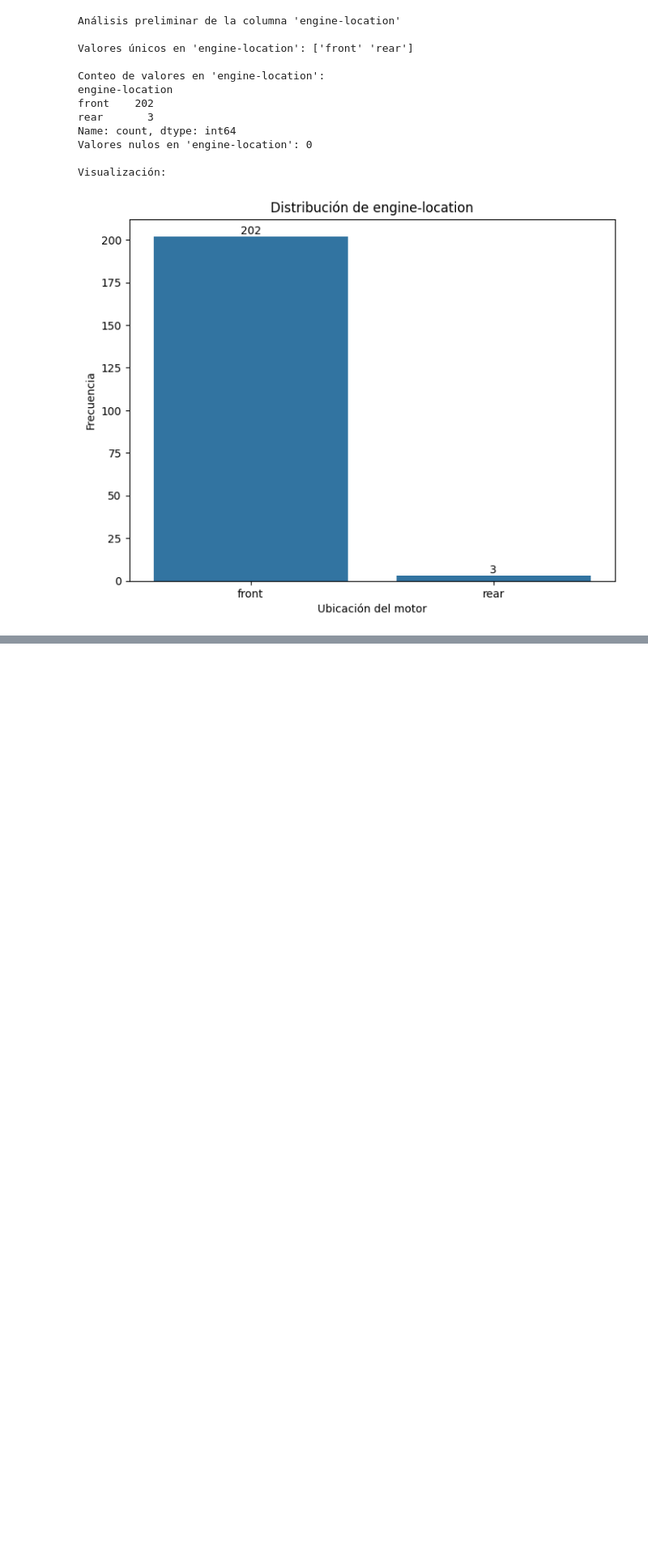
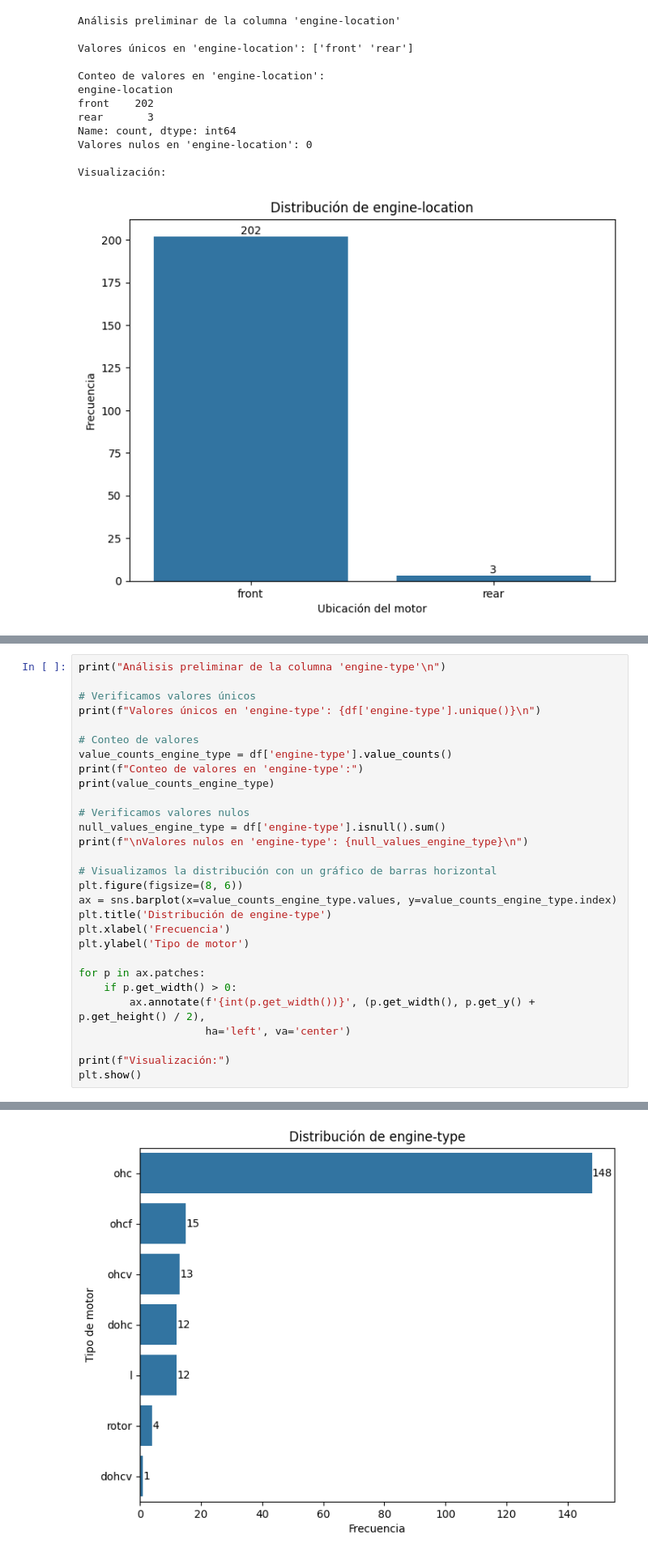
Before and after one commit to MiguelRoLopz/TestsDataScience, a Jupyter notebook: MRL-TestDataScience-1/EDA.ipynb, the cells around one changed output, grey strips where cells are left out. Shown at 81% size. Drawn from its saved outputs; the diff is of its cells as text; blank space fills up the shorter version.

```diff
--- a/MRL-TestDataScience-1/EDA.ipynb
+++ b/MRL-TestDataScience-1/EDA.ipynb
@@ -752,0 +738,30 @@ assert df.shape[1] == len(column_names), "El número de columnas no coincide con
+# %%
+print("Análisis preliminar de la columna 'engine-type'\n")
+
+# Verificamos valores únicos
+print(f"Valores únicos en 'engine-type': {df['engine-type'].unique()}\n")
+
+# Conteo de valores
+value_counts_engine_type = df['engine-type'].value_counts()
+print(f"Conteo de valores en 'engine-type':")
+print(value_counts_engine_type)
+
+# Verificamos valores nulos
+null_values_engine_type = df['engine-type'].isnull().sum()
+print(f"\nValores nulos en 'engine-type': {null_values_engine_type}\n")
+
+# Visualizamos la distribución con un gráfico de barras horizontal
+plt.figure(figsize=(8, 6))
+ax = sns.barplot(x=value_counts_engine_type.values, y=value_counts_engine_type.index)
+plt.title('Distribución de engine-type')
+plt.xlabel('Frecuencia')
+plt.ylabel('Tipo de motor')
+
+for p in ax.patches:
+    if p.get_width() > 0:
+        ax.annotate(f'{int(p.get_width())}', (p.get_width(), p.get_y() + p.get_height() / 2),
+                    ha='left', va='center')
+
+print(f"Visualización:")
+plt.show()
+# %% [output]
@@ -752,0 +786 @@ assert df.shape[1] == len(column_names), "El número de columnas no coincide con
+[figure, added]
```
Also changed, not shown: parts of 56 cells of this notebook, 2 other files.
